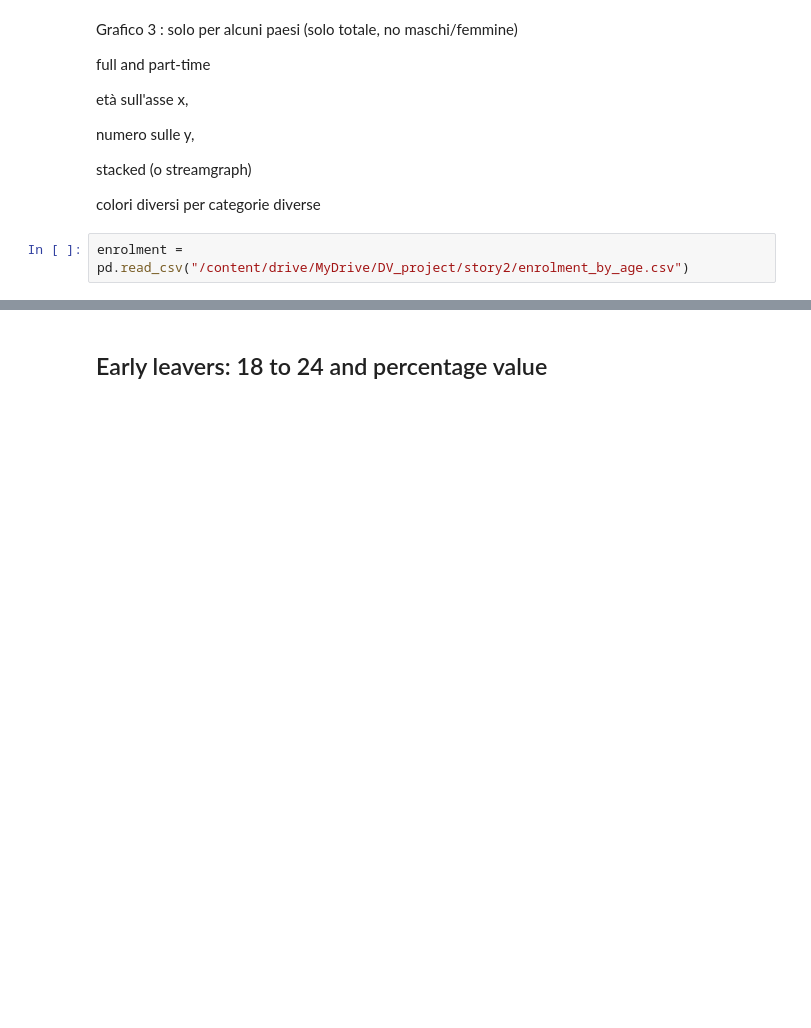
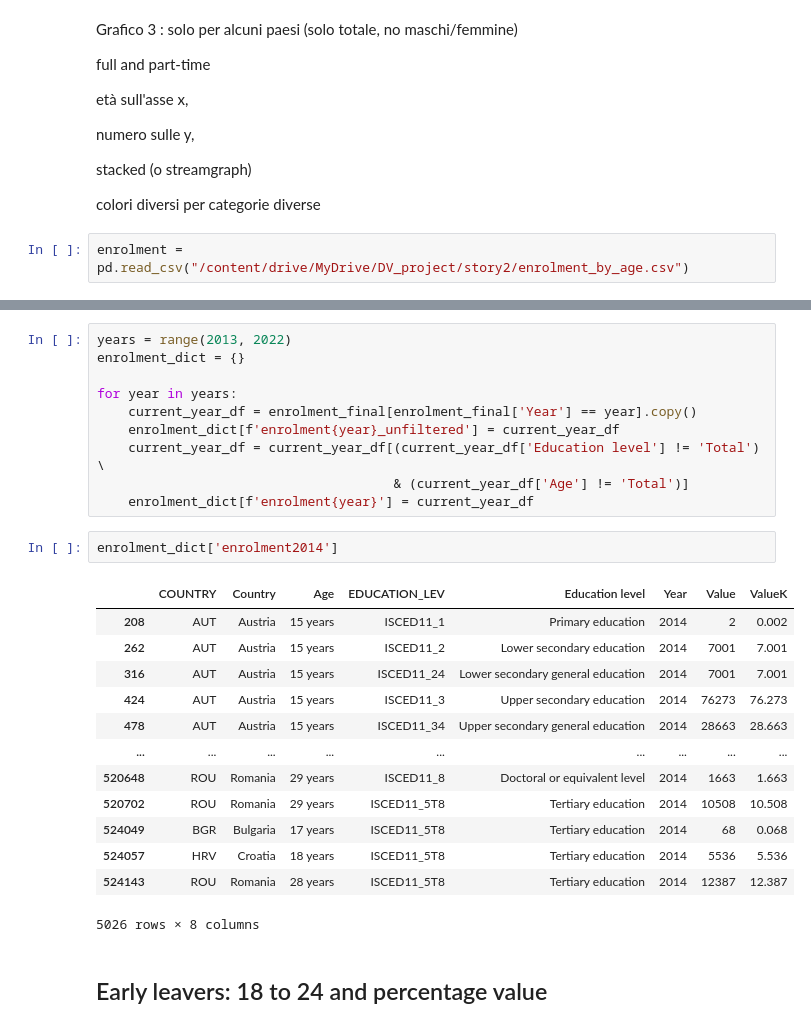
Before and after one commit to VittorioBartolomeoSecondin/DVISProject-CAValli_Team, a Jupyter notebook: Preprocessing_story2.ipynb, the cells around one changed output, grey strips where cells are left out. Cells and saved outputs as stored; diff of their text form; blank space fills up the shorter version.

```diff
--- a/Preprocessing_story2.ipynb
+++ b/Preprocessing_story2.ipynb
@@ -426,3 +505,29 @@ enrolment
+# %%
+years = range(2013, 2022)
+enrolment_dict = {}
+
+for year in years:
+    current_year_df = enrolment_final[enrolment_final['Year'] == year].copy()
+    enrolment_dict[f'enrolment{year}_unfiltered'] = current_year_df
+    current_year_df = current_year_df[(current_year_df['Education level'] != 'Total') \
+                                      & (current_year_df['Age'] != 'Total')]
+    enrolment_dict[f'enrolment{year}'] = current_year_df
+# %%
+enrolment_dict['enrolment2014']
+# %% [output]
+|  | COUNTRY | Country | Age | EDUCATION_LEV | Education level | Year | Value | ValueK |
+| 208 | AUT | Austria | 15 years | ISCED11_1 | Primary education | 2014 | 2 | 0.002 |
+| 262 | AUT | Austria | 15 years | ISCED11_2 | Lower secondary education | 2014 | 7001 | 7.001 |
+| 316 | AUT | Austria | 15 years | ISCED11_24 | Lower secondary general education | 2014 | 7001 | 7.001 |
+| 424 | AUT | Austria | 15 years | ISCED11_3 | Upper secondary education | 2014 | 76273 | 76.273 |
+| 478 | AUT | Austria | 15 years | ISCED11_34 | Upper secondary general education | 2014 | 28663 | 28.663 |
+| ... | ... | ... | ... | ... | ... | ... | ... | ... |
+| 520648 | ROU | Romania | 29 years | ISCED11_8 | Doctoral or equivalent level | 2014 | 1663 | 1.663 |
+| 520702 | ROU | Romania | 29 years | ISCED11_5T8 | Tertiary education | 2014 | 10508 | 10.508 |
+| 524049 | BGR | Bulgaria | 17 years | ISCED11_5T8 | Tertiary education | 2014 | 68 | 0.068 |
+| 524057 | HRV | Croatia | 18 years | ISCED11_5T8 | Tertiary education | 2014 | 5536 | 5.536 |
+| 524143 | ROU | Romania | 28 years | ISCED11_5T8 | Tertiary education | 2014 | 12387 | 12.387 |
+5026 rows × 8 columns
 # %% [markdown]
 ## Early leavers: 18 to 24 and percentage value
 # %% [markdown]
```
Also changed, not shown: parts of 19 cells of this notebook.
